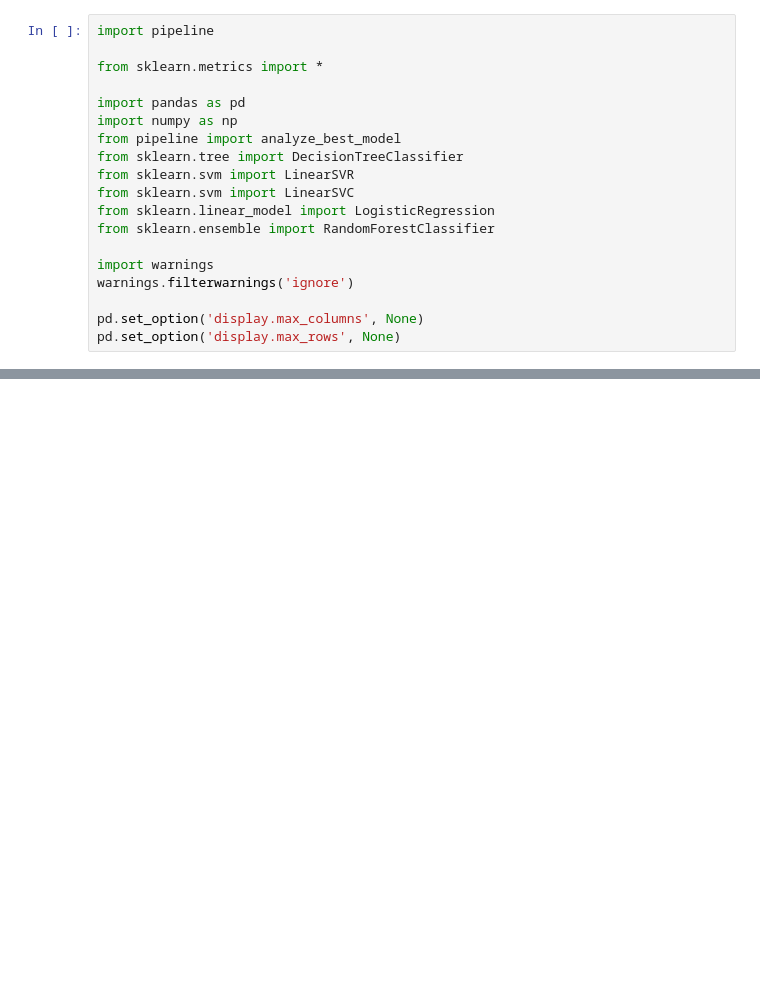
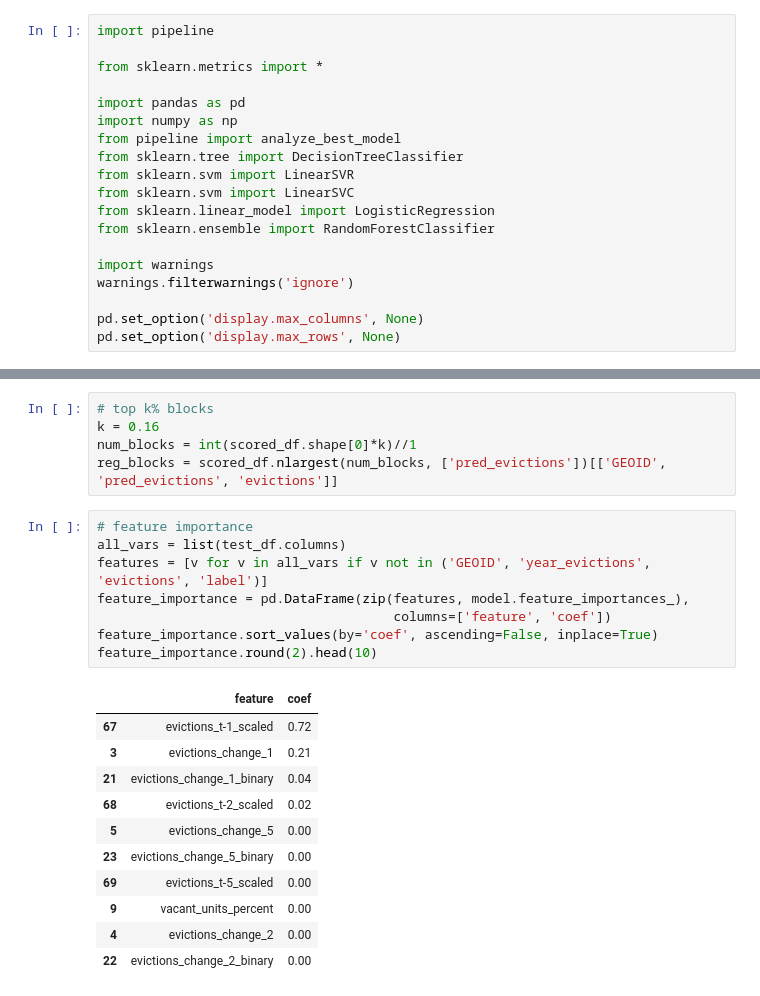
Before and after one commit to sinclairtarget/philly-evictions, a Jupyter notebook: interpret.ipynb, the cells around one changed output, grey strips where cells are left out. Drawn from its saved outputs; the diff is of its cells as text; blank space fills up the shorter version.

```diff
--- a/interpret.ipynb
+++ b/interpret.ipynb
@@ -74,0 +74,25 @@ analyze_best_model.feature_importance_reg(model, params, train_df, test_df, labe
+# %%
+# top k% blocks
+k = 0.16
+num_blocks = int(scored_df.shape[0]*k)//1
+reg_blocks = scored_df.nlargest(num_blocks, ['pred_evictions'])[['GEOID', 'pred_evictions', 'evictions']]
+# %%
+# feature importance
+all_vars = list(test_df.columns)
+features = [v for v in all_vars if v not in ('GEOID', 'year_evictions', 'evictions', 'label')]
+feature_importance = pd.DataFrame(zip(features, model.feature_importances_),
+                                      columns=['feature', 'coef'])
+feature_importance.sort_values(by='coef', ascending=False, inplace=True)
+feature_importance.round(2).head(10)
+# %% [output]
+|  | feature | coef |
+| 67 | evictions_t-1_scaled | 0.72 |
+| 3 | evictions_change_1 | 0.21 |
+| 21 | evictions_change_1_binary | 0.04 |
+| 68 | evictions_t-2_scaled | 0.02 |
+| 5 | evictions_change_5 | 0.00 |
+| 23 | evictions_change_5_binary | 0.00 |
+| 69 | evictions_t-5_scaled | 0.00 |
+| 9 | vacant_units_percent | 0.00 |
+| 4 | evictions_change_2 | 0.00 |
+| 22 | evictions_change_2_binary | 0.00 |
```
Also changed, not shown: parts of 11 cells of this notebook, 2 other files.
